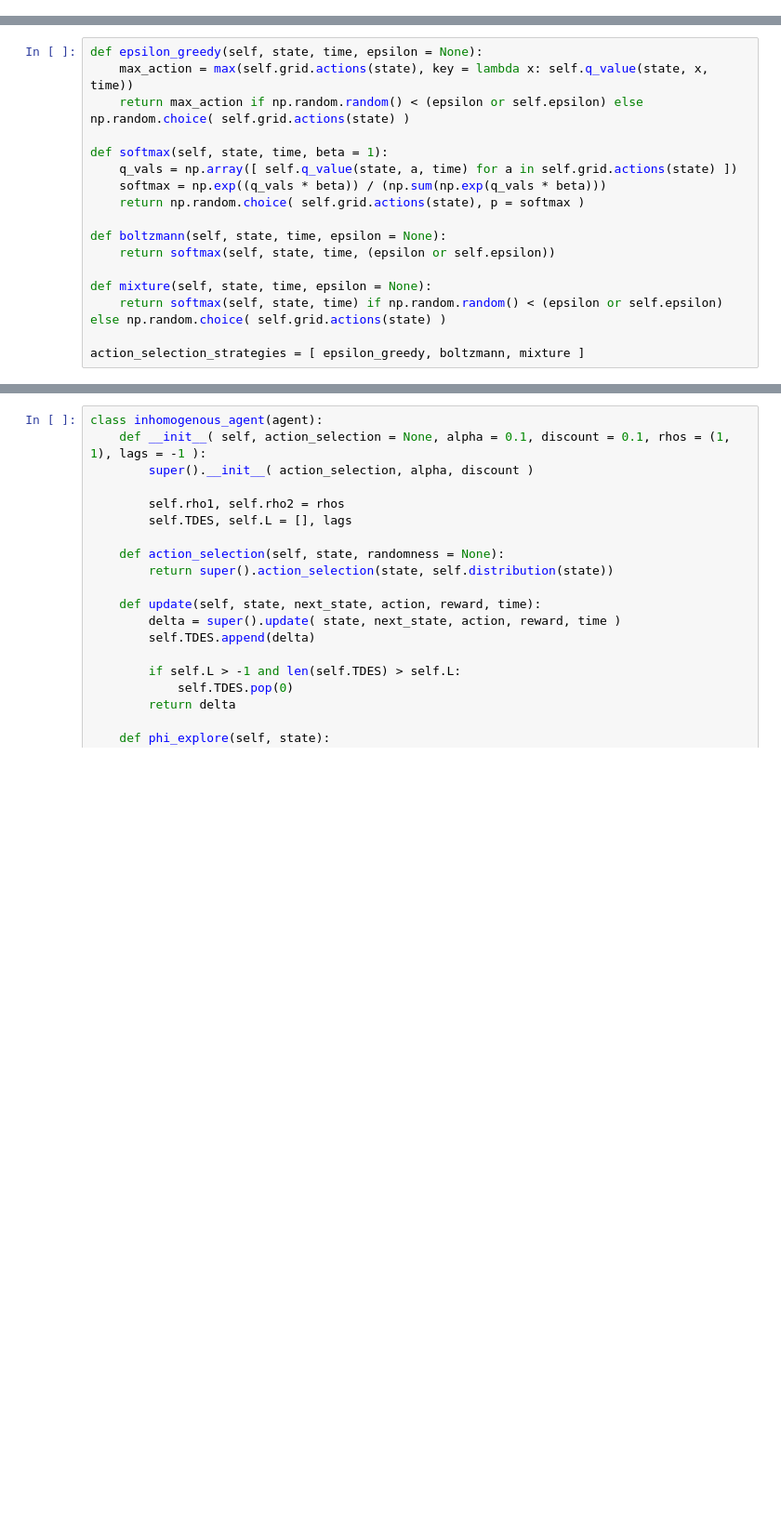
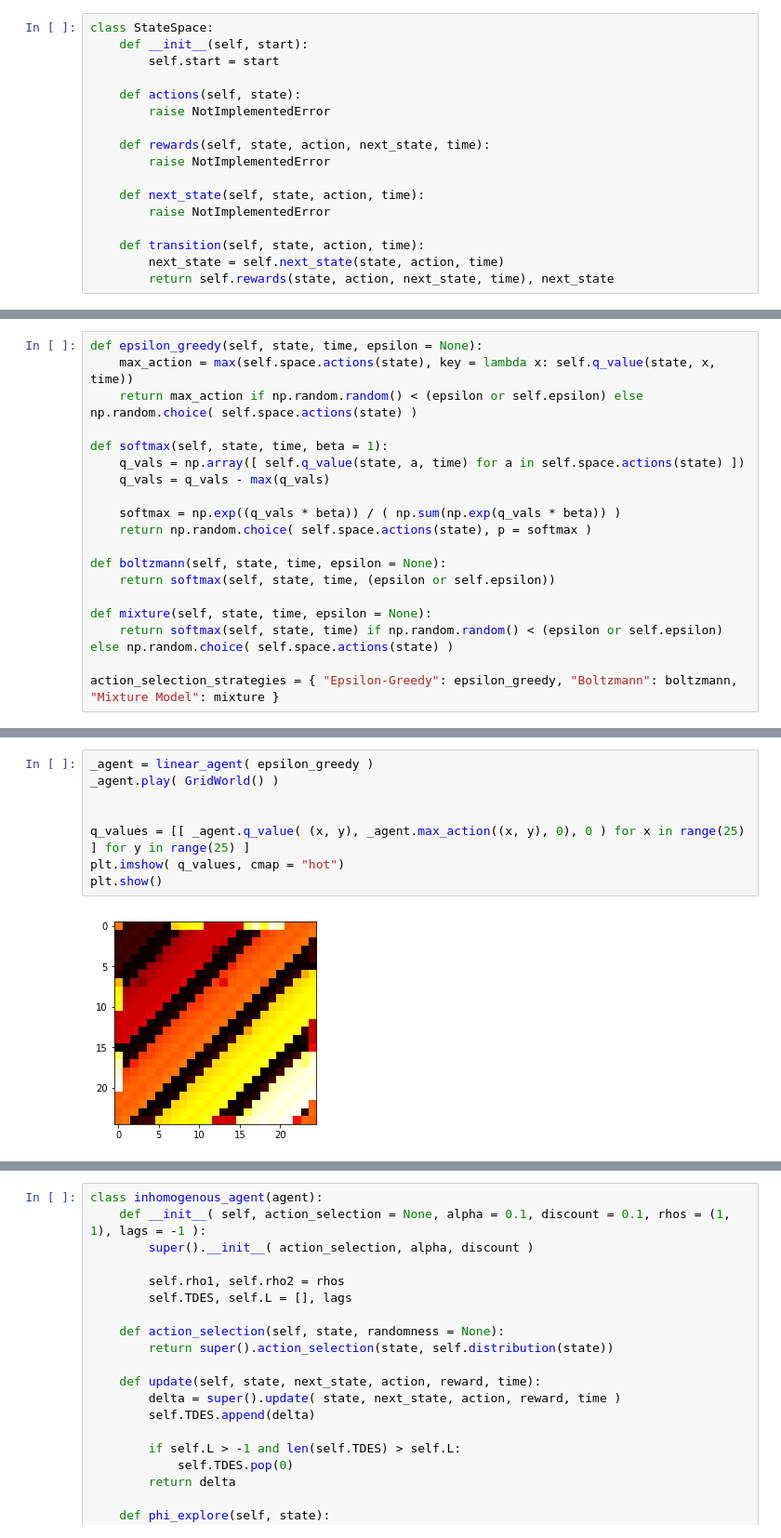
Before and after one commit to smccall-cal/RL_switching, a Jupyter notebook: HAMSTERDAM PT II.ipynb, the cells around one changed output, grey strips where cells are left out. Shown at 93% size. Saved outputs shown, nothing was run; the diff lists cells and outputs as text; blank space fills up the shorter version.

```diff
--- a/HAMSTERDAM PT II.ipynb
+++ b/HAMSTERDAM PT II.ipynb
@@ -38,0 +17,17 @@ grid = Grid(25, reward_func = density_xor(5, False))
+# %%
+class StateSpace:
+    def __init__(self, start):
+        self.start = start
+
+    def actions(self, state):
+        raise NotImplementedError
+
+    def rewards(self, state, action, next_state, time):
+        raise NotImplementedError
+
+    def next_state(self, state, action, time):
+        raise NotImplementedError
+
+    def transition(self, state, action, time):
+        next_state = self.next_state(state, action, time)
+        return self.rewards(state, action, next_state, time), next_state
@@ -103,17 +195,19 @@ class agent:
 # %%
 def epsilon_greedy(self, state, time, epsilon = None):
-    max_action = max(self.grid.actions(state), key = lambda x: self.q_value(state, x, time))
-    return max_action if np.random.random() < (epsilon or self.epsilon) else np.random.choice( self.grid.actions(state) )
+    max_action = max(self.space.actions(state), key = lambda x: self.q_value(state, x, time))
+    return max_action if np.random.random() < (epsilon or self.epsilon) else np.random.choice( self.space.actions(state) )
 
 def softmax(self, state, time, beta = 1):
-    q_vals = np.array([ self.q_value(state, a, time) for a in self.grid.actions(state) ])
-    softmax = np.exp((q_vals * beta)) / (np.sum(np.exp(q_vals * beta)))
-    return np.random.choice( self.grid.actions(state), p = softmax )
+    q_vals = np.array([ self.q_value(state, a, time) for a in self.space.actions(state) ])
+    q_vals = q_vals - max(q_vals)
+
+    softmax = np.exp((q_vals * beta)) / ( np.sum(np.exp(q_vals * beta)) )
+    return np.random.choice( self.space.actions(state), p = softmax )
 
 def boltzmann(self, state, time, epsilon = None):
     return softmax(self, state, time, (epsilon or self.epsilon))
 
 def mixture(self, state, time, epsilon = None):
-    return softmax(self, state, time) if np.random.random() < (epsilon or self.epsilon) else np.random.choice( self.grid.actions(state) )
+    return softmax(self, state, time) if np.random.random() < (epsilon or self.epsilon) else np.random.choice( self.space.actions(state) )
 
-action_selection_strategies = [ epsilon_greedy, boltzmann, mixture ]
+action_selection_strategies = { "Epsilon-Greedy": epsilon_greedy, "Boltzmann": boltzmann, "Mixture Model": mixture }
@@ -137,0 +239,10 @@ plt.show()
+# %%
+_agent = linear_agent( epsilon_greedy )
+_agent.play( GridWorld() )
+
+
+q_values = [[ _agent.q_value( (x, y), _agent.max_action((x, y), 0), 0 ) for x in range(25) ] for y in range(25) ]
+plt.imshow( q_values, cmap = "hot")
+plt.show()
+# %% [output]
+[figure, added]
```
Also changed, not shown: parts of 33 cells of this notebook.
